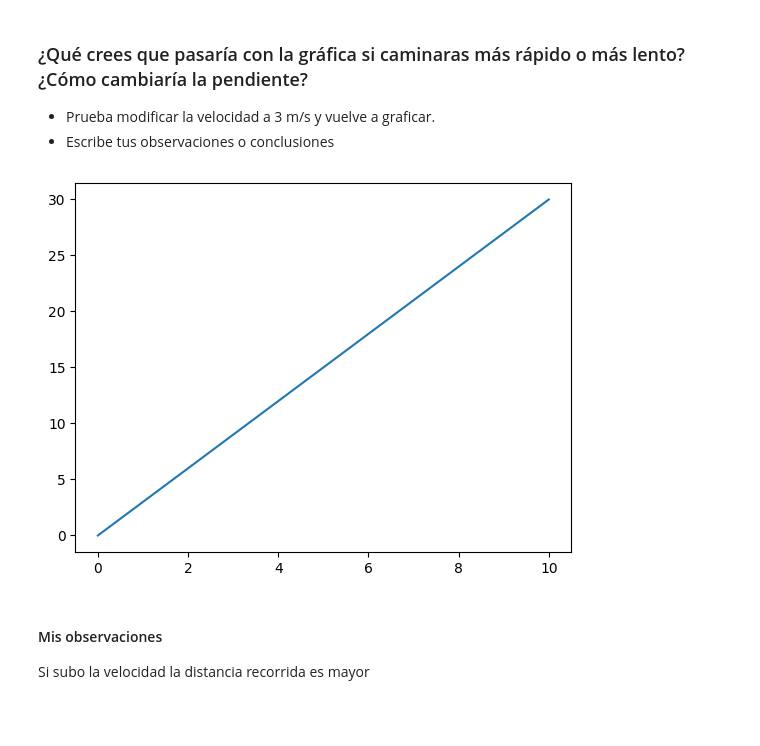
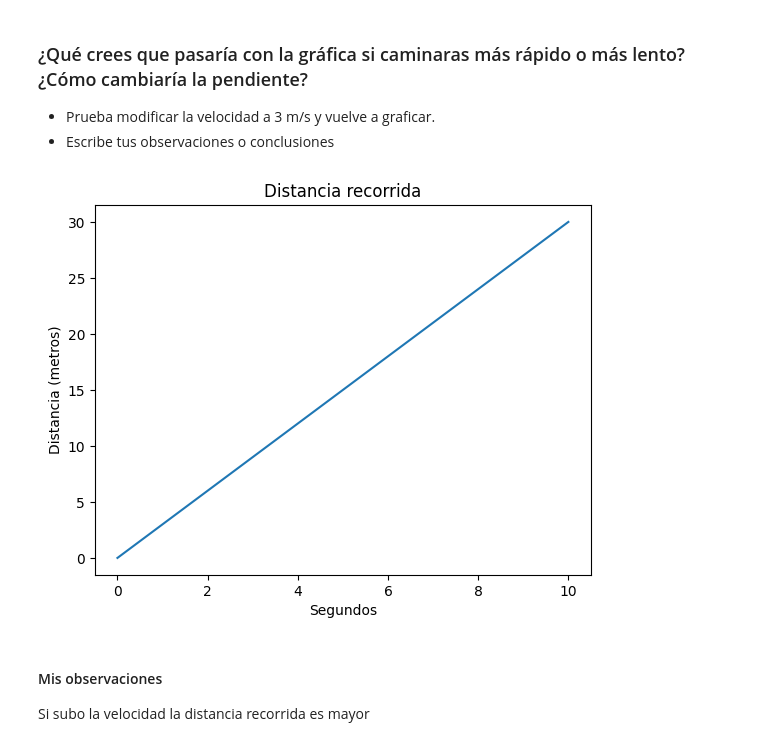
Before and after one commit to 4GeeksAcademy/AnthonnyMal-visualizacion, a Jupyter notebook: notebook/03-project-visualization.ipynb, the cells around one changed output. Drawn from its saved outputs; the diff is of its cells as text; code cells hidden in the pictures; blank space fills up the shorter version.

```diff
--- a/notebook/03-project-visualization.ipynb
+++ b/notebook/03-project-visualization.ipynb
@@ -47,12 +50,15 @@ plt.show()
 # %%
 velocity = 3
 distance = velocity * seconds
 distance
 
 plt.plot(seconds, distance)
+plt.xlabel('Segundos')
+plt.ylabel('Distancia (metros)')
+plt.title('Distancia recorrida')
 plt.show()
 # %% [output]
-[figure, old version]
+[figure, new version]
 # %% [markdown]
 #### Mis observaciones
 
```
Also changed, not shown: parts of 3 cells of this notebook.
